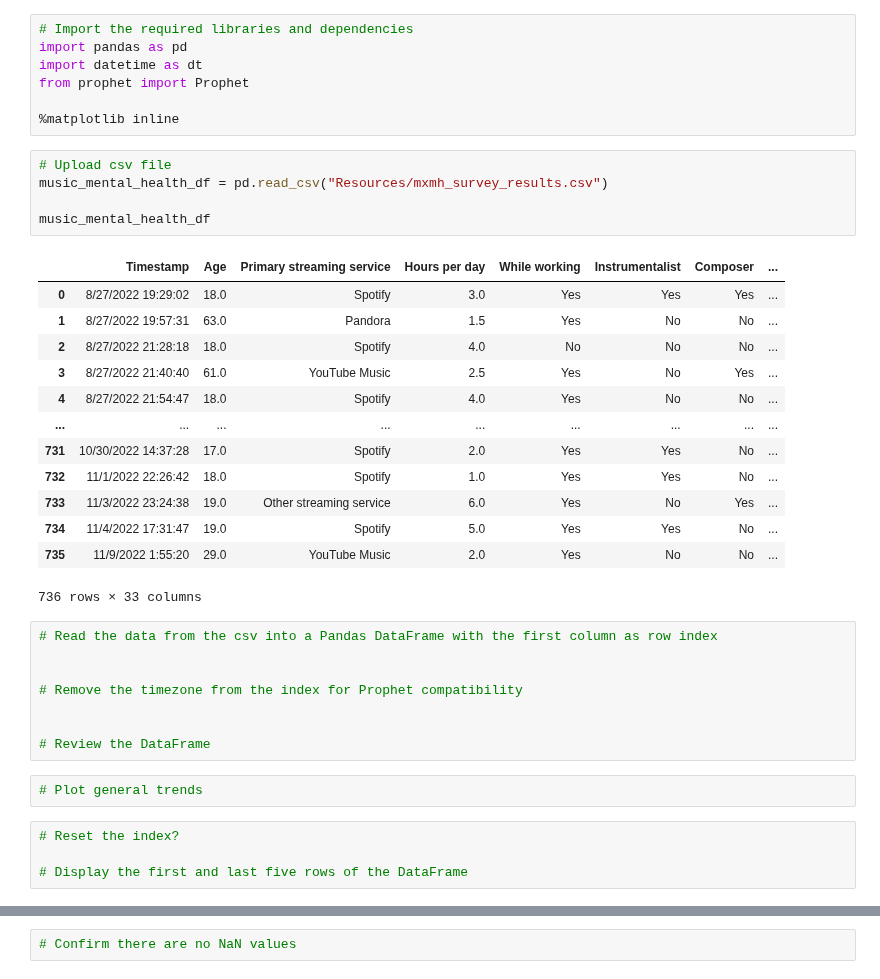
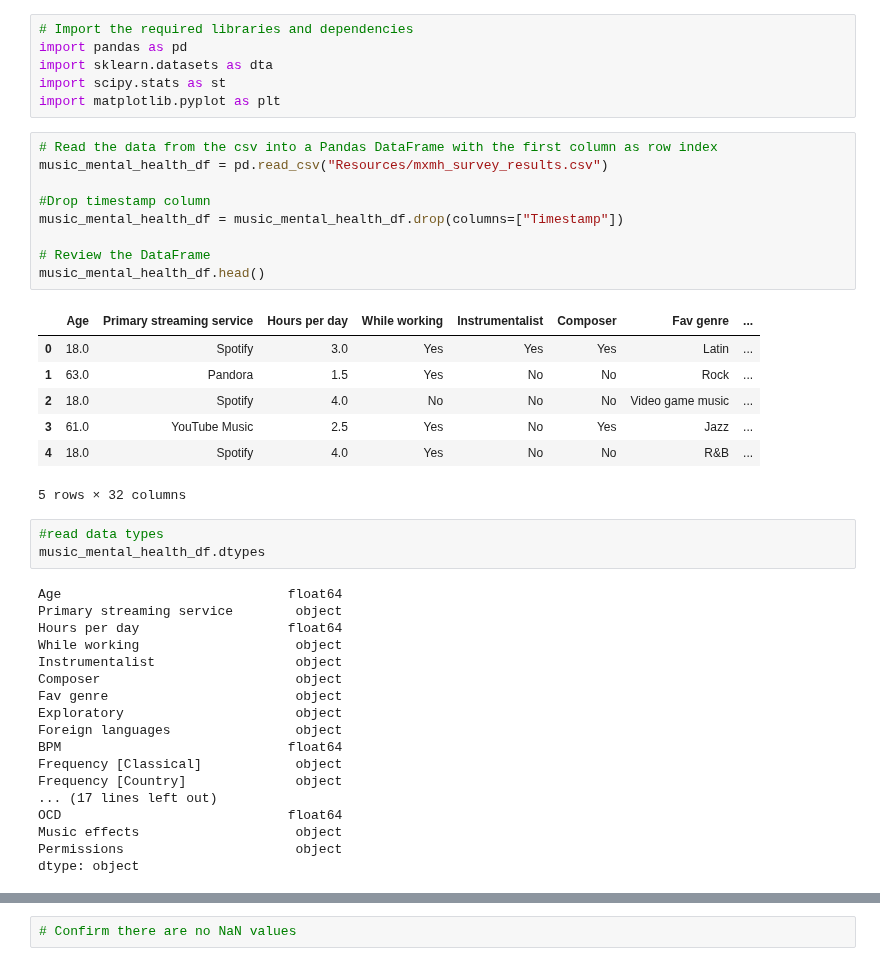
Before and after one commit to jdanielle12/project1, a Jupyter notebook: music_and_mental_health.ipynb, the cells around one changed output, grey strips where cells are left out. Drawn from its saved outputs; the diff is of its cells as text.

```diff
--- a/music_and_mental_health.ipynb
+++ b/music_and_mental_health.ipynb
@@ -25,40 +1,44 @@ Requirement already satisfied: six>=1.5 in /Users/jamiemcgraner/anaconda3/lib/py
 # %%
 # Import the required libraries and dependencies
 import pandas as pd
-import datetime as dt
-from prophet import Prophet
-
-%matplotlib inline
+import sklearn.datasets as dta
+import scipy.stats as st
+import matplotlib.pyplot as plt
-# %%
-# Upload csv file
-music_mental_health_df = pd.read_csv("Resources/mxmh_survey_results.csv")
-
-music_mental_health_df
-# %% [output]
-|  | Timestamp | Age | Primary streaming service | Hours per day | While working | Instrumentalist | Composer | ... |
-| 0 | 8/27/2022 19:29:02 | 18.0 | Spotify | 3.0 | Yes | Yes | Yes | ... |
-| 1 | 8/27/2022 19:57:31 | 63.0 | Pandora | 1.5 | Yes | No | No | ... |
-| 2 | 8/27/2022 21:28:18 | 18.0 | Spotify | 4.0 | No | No | No | ... |
-| 3 | 8/27/2022 21:40:40 | 61.0 | YouTube Music | 2.5 | Yes | No | Yes | ... |
-| 4 | 8/27/2022 21:54:47 | 18.0 | Spotify | 4.0 | Yes | No | No | ... |
-| ... | ... | ... | ... | ... | ... | ... | ... | ... |
-| 731 | 10/30/2022 14:37:28 | 17.0 | Spotify | 2.0 | Yes | Yes | No | ... |
-| 732 | 11/1/2022 22:26:42 | 18.0 | Spotify | 1.0 | Yes | Yes | No | ... |
-| 733 | 11/3/2022 23:24:38 | 19.0 | Other streaming service | 6.0 | Yes | No | Yes | ... |
-| 734 | 11/4/2022 17:31:47 | 19.0 | Spotify | 5.0 | Yes | Yes | No | ... |
-| 735 | 11/9/2022 1:55:20 | 29.0 | YouTube Music | 2.0 | Yes | No | No | ... |
-736 rows × 33 columns
 # %%
 # Read the data from the csv into a Pandas DataFrame with the first column as row index
+music_mental_health_df = pd.read_csv("Resources/mxmh_survey_results.csv")
 
-
-# Remove the timezone from the index for Prophet compatibility
-
+#Drop timestamp column
+music_mental_health_df = music_mental_health_df.drop(columns=["Timestamp"])
 
 # Review the DataFrame
+music_mental_health_df.head()
+# %% [output]
+|  | Age | Primary streaming service | Hours per day | While working | Instrumentalist | Composer | Fav genre | ... |
+| 0 | 18.0 | Spotify | 3.0 | Yes | Yes | Yes | Latin | ... |
+| 1 | 63.0 | Pandora | 1.5 | Yes | No | No | Rock | ... |
+| 2 | 18.0 | Spotify | 4.0 | No | No | No | Video game music | ... |
+| 3 | 61.0 | YouTube Music | 2.5 | Yes | No | Yes | Jazz | ... |
+| 4 | 18.0 | Spotify | 4.0 | Yes | No | No | R&B | ... |
+5 rows × 32 columns
-# %%
-# Plot general trends
-# %%
-# Reset the index?
-
-# Display the first and last five rows of the DataFrame
+# %%
+#read data types
+music_mental_health_df.dtypes
+# %% [output]
+Age                             float64
+Primary streaming service        object
+Hours per day                   float64
+While working                    object
+Instrumentalist                  object
+Composer                         object
+Fav genre                        object
+Exploratory                      object
+Foreign languages                object
+BPM                             float64
+Frequency [Classical]            object
+Frequency [Country]              object
+... (17 lines left out)
+OCD                             float64
+Music effects                    object
+Permissions                      object
+dtype: object
```
Also changed, not shown: parts of 8 cells of this notebook, 1 other file.
